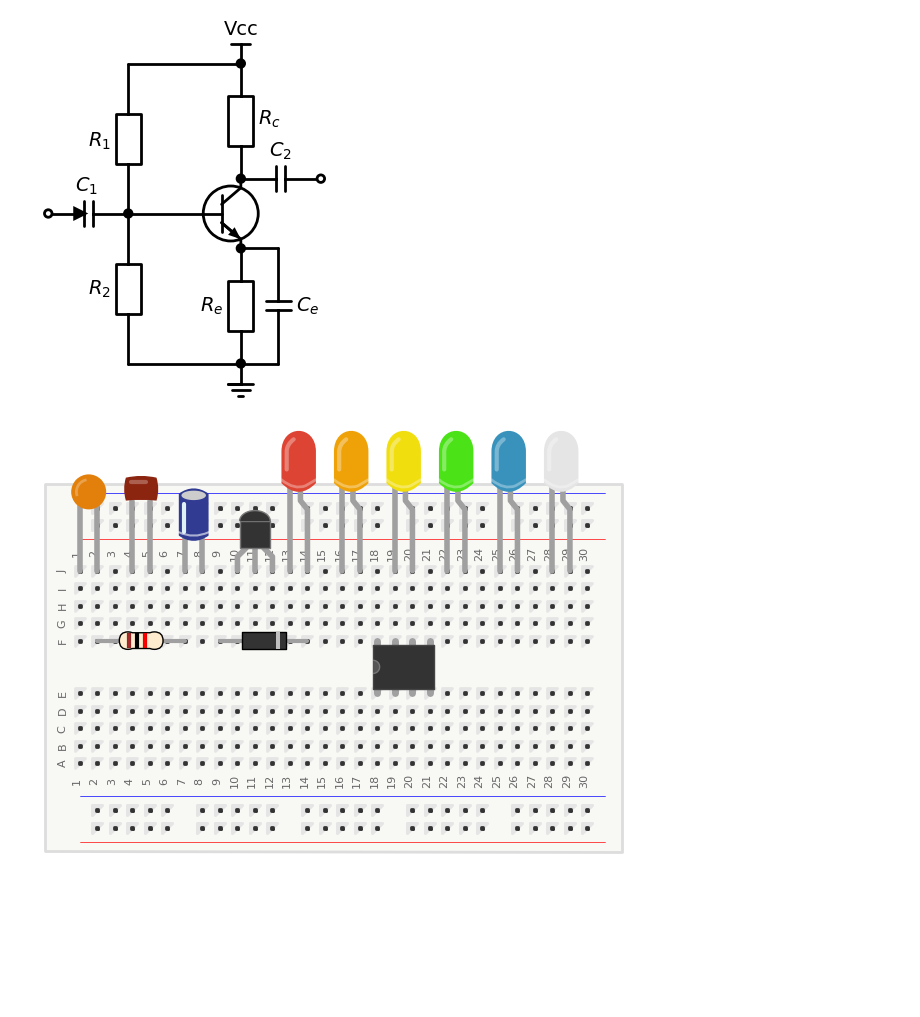
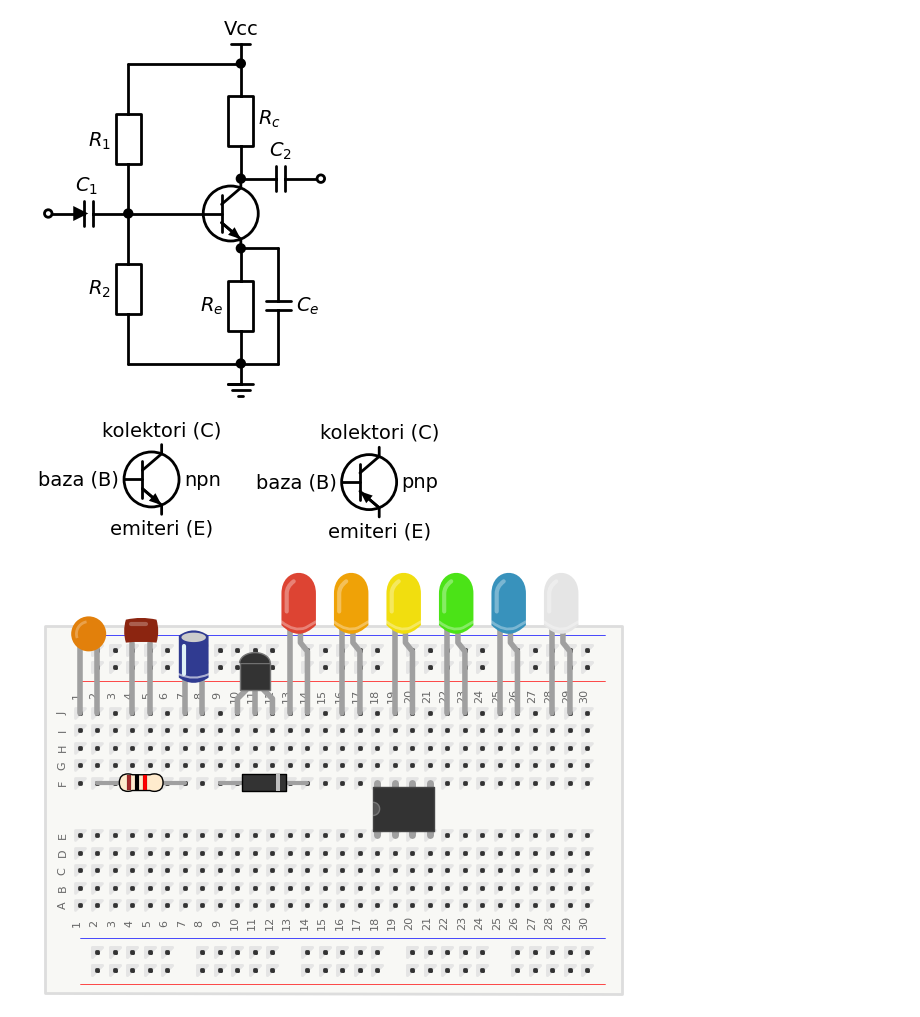
Before and after one commit to ekafex/electronics, a Jupyter notebook: Lectures/Circuit_Draw.ipynb, the cells around one changed output. Cells and saved outputs as stored; diff of their text form; code cells hidden in the pictures; blank space fills up the shorter version.

```diff
--- a/Lectures/Circuit_Draw.ipynb
+++ b/Lectures/Circuit_Draw.ipynb
@@ -597,6 +597,14 @@ with schemdraw.Drawing() as d:
     d.draw()
 # %% [output]
 [figure]
+# %%
+with schemdraw.Drawing() as d:
+    bjt=elm.BjtNpn(circle=True).label('npn',loc='right').label('baza (B)',loc='base').label('kolektori (C)',loc='collector').label('emiteri (E)',loc='emitter')
+    d.move_from(bjt.collector, dx=1.2*d.unit, dy=-0.25*d.unit)
+    elm.BjtPnp(circle=True).flip().label('pnp',loc='right').label('baza (B)',loc='base').label('kolektori (C)',loc='collector').label('emiteri (E)',loc='emitter')
+    d.save('figs/lec7/BJT_pnp_npn.svg',transparent=False)
+# %% [output]
+[figure, added]
 # %%
 with schemdraw.Drawing():
     bb = pictorial.Breadboard().up()
```
Also changed, not shown: 1 other file.
